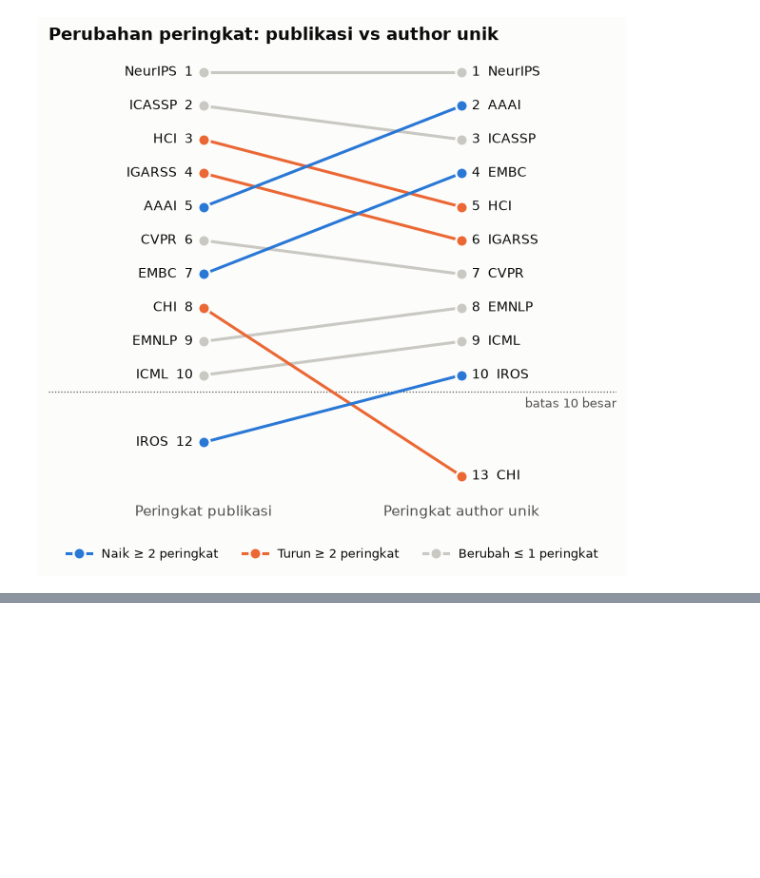
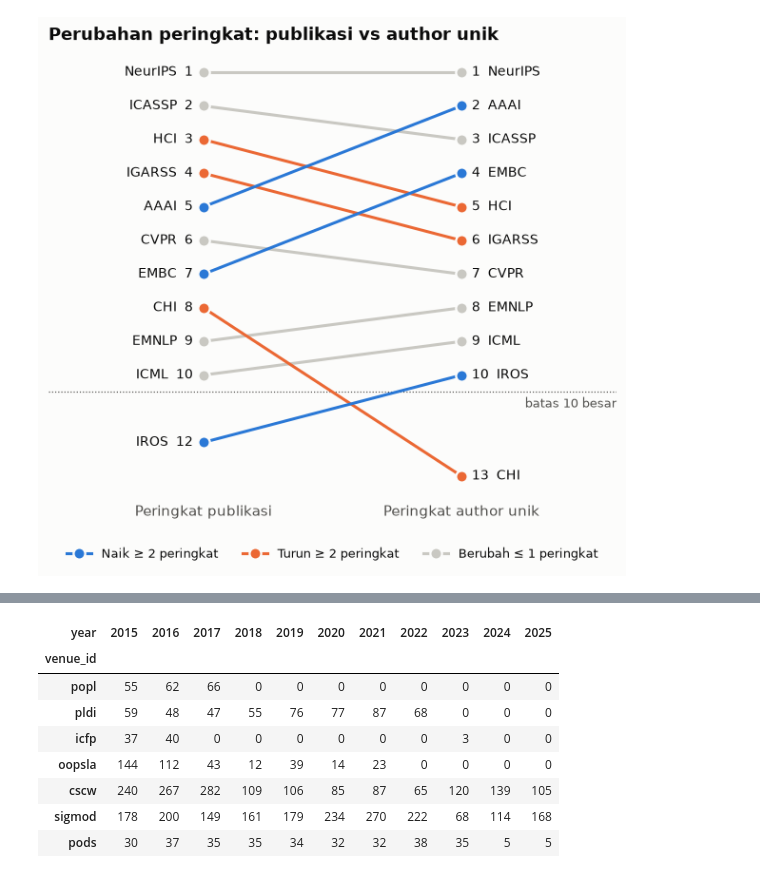
Before and after one commit to RNXFreeze/IF4041-Datmin-Tubes-Kel1, a Jupyter notebook: notebooks/02_conference_popularity.ipynb, the cells around one changed output, grey strips where cells are left out. Cells and saved outputs as stored; diff of their text form; code cells hidden in the pictures; blank space fills up the shorter version.

```diff
--- a/notebooks/02_conference_popularity.ipynb
+++ b/notebooks/02_conference_popularity.ipynb
@@ -412,0 +421,15 @@ plt.show()
+# %%
+journal_track = ["popl", "pldi", "icfp", "oopsla", "cscw", "sigmod", "pods"]
+(conferences[conferences["venue_id"].isin(journal_track)]
+ .pivot_table(index="venue_id", columns="year", aggfunc="size", fill_value=0)
+ .reindex(index=journal_track, columns=years, fill_value=0))
+# %% [output]
+| year | 2015 | 2016 | 2017 | 2018 | 2019 | 2020 | 2021 | 2022 | 2023 | 2024 | 2025 |
+| venue_id |  |  |  |  |  |  |  |  |  |  |  |
+| popl | 55 | 62 | 66 | 0 | 0 | 0 | 0 | 0 | 0 | 0 | 0 |
+| pldi | 59 | 48 | 47 | 55 | 76 | 77 | 87 | 68 | 0 | 0 | 0 |
+| icfp | 37 | 40 | 0 | 0 | 0 | 0 | 0 | 0 | 3 | 0 | 0 |
+| oopsla | 144 | 112 | 43 | 12 | 39 | 14 | 23 | 0 | 0 | 0 | 0 |
+| cscw | 240 | 267 | 282 | 109 | 106 | 85 | 87 | 65 | 120 | 139 | 105 |
+| sigmod | 178 | 200 | 149 | 161 | 179 | 234 | 270 | 222 | 68 | 114 | 168 |
+| pods | 30 | 37 | 35 | 35 | 34 | 32 | 32 | 38 | 35 | 5 | 5 |
```
Also changed, not shown: parts of 4 cells of this notebook.
